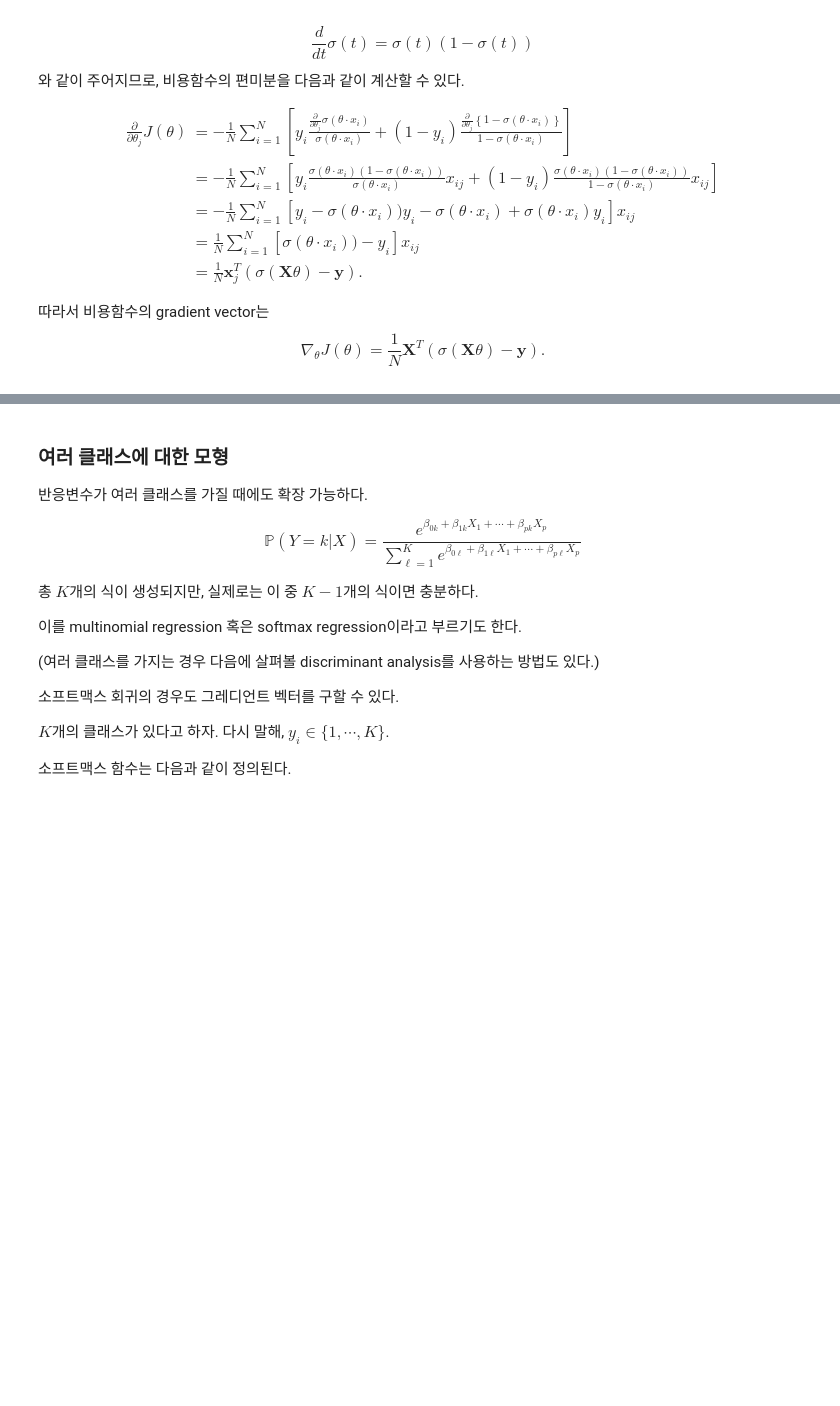
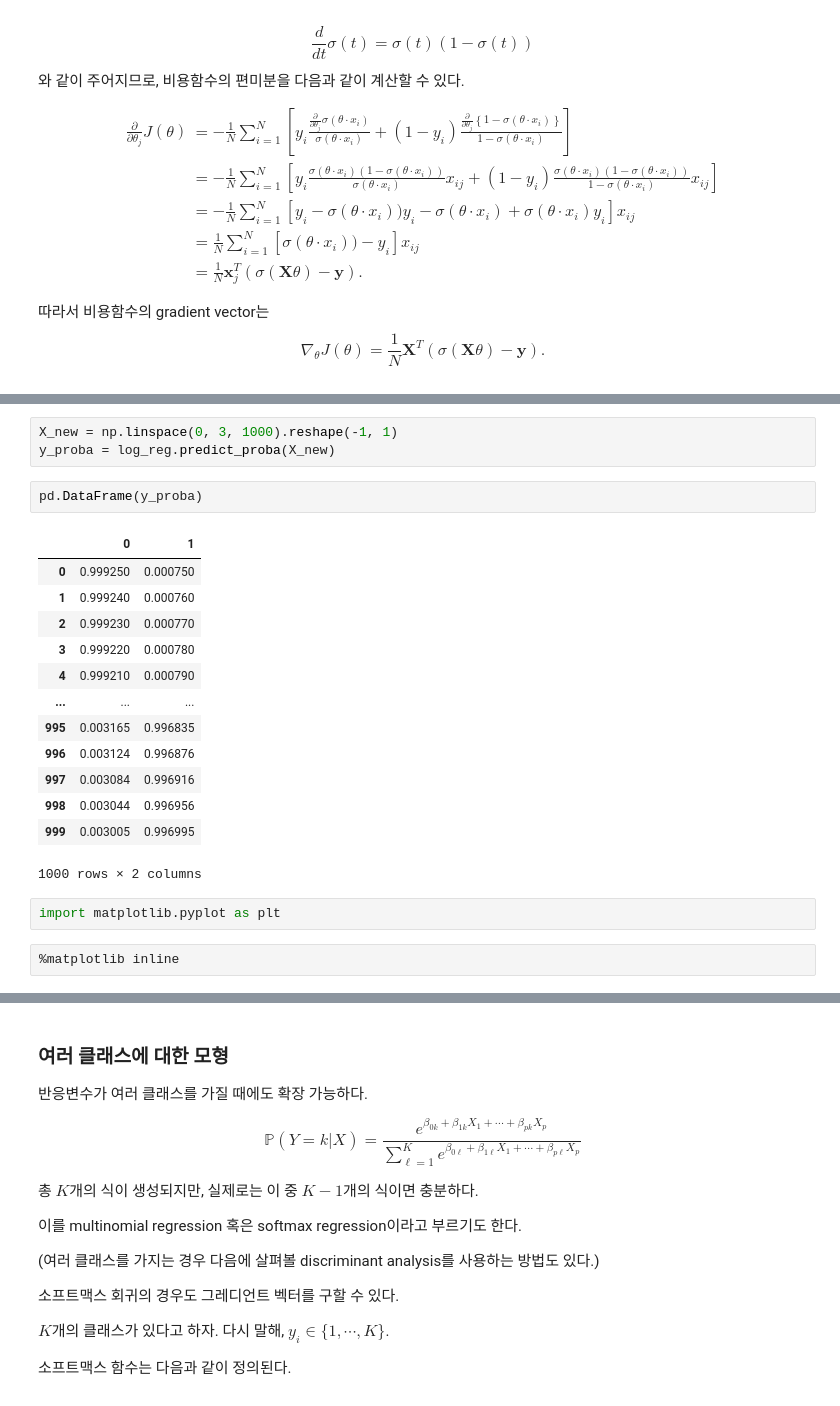
Before and after one commit to ksublee/ML, a Jupyter notebook: 3.Classification.ipynb, the cells around one changed output, grey strips where cells are left out. Saved outputs shown, nothing was run; the diff lists cells and outputs as text; blank space fills up the shorter version.

```diff
--- a/3.Classification.ipynb
+++ b/3.Classification.ipynb
@@ -127,0 +189,23 @@ $$ \frac{d}{d t}\sigma(t) = \sigma(t) (1 - \sigma(t))$$
+# %%
+X_new = np.linspace(0, 3, 1000).reshape(-1, 1)
+y_proba = log_reg.predict_proba(X_new)
+# %%
+pd.DataFrame(y_proba)
+# %% [output]
+|  | 0 | 1 |
+| 0 | 0.999250 | 0.000750 |
+| 1 | 0.999240 | 0.000760 |
+| 2 | 0.999230 | 0.000770 |
+| 3 | 0.999220 | 0.000780 |
+| 4 | 0.999210 | 0.000790 |
+| ... | ... | ... |
+| 995 | 0.003165 | 0.996835 |
+| 996 | 0.003124 | 0.996876 |
+| 997 | 0.003084 | 0.996916 |
+| 998 | 0.003044 | 0.996956 |
+| 999 | 0.003005 | 0.996995 |
+1000 rows × 2 columns
+# %%
+import matplotlib.pyplot as plt
+# %%
+%matplotlib inline
```
Also changed, not shown: parts of 25 cells of this notebook, 4 other files.
